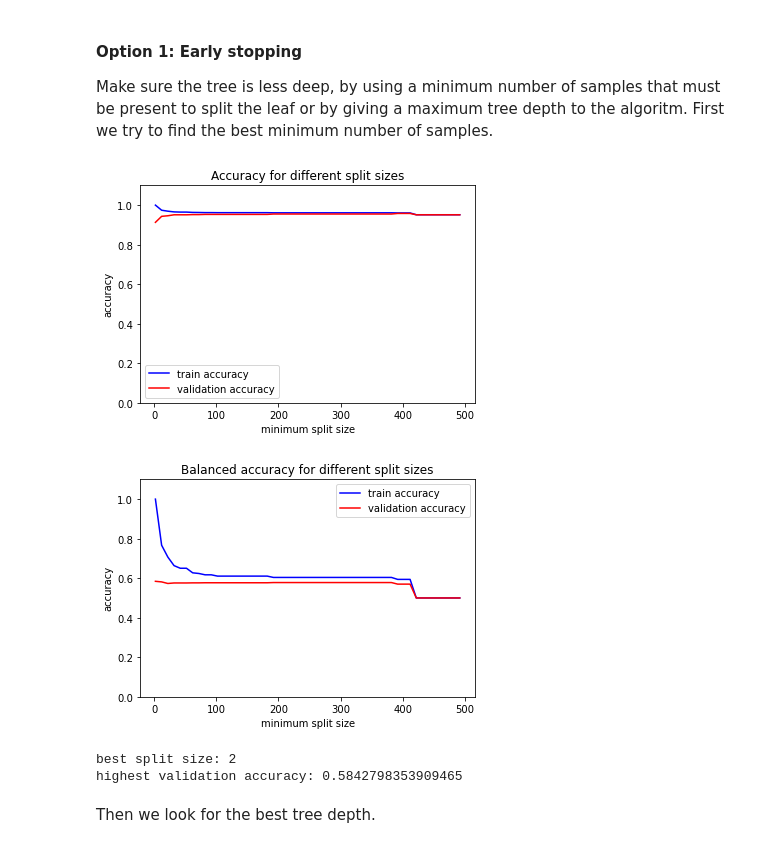
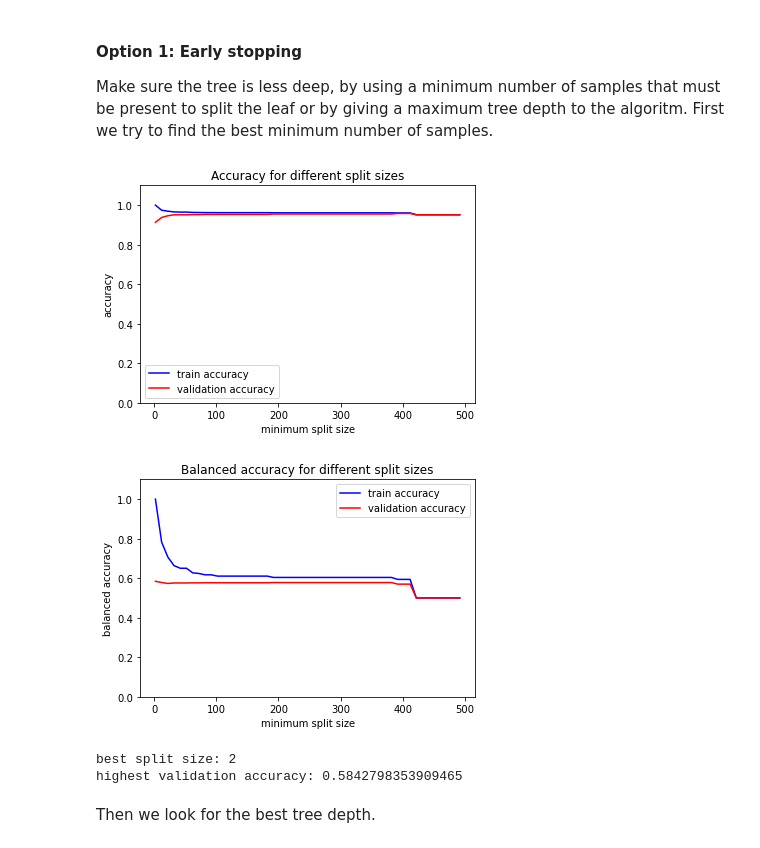
Before and after one commit to koenc100/Project-AI-minor, a Jupyter notebook: code/Decision Tree Random Forest.ipynb, the cells around one changed output. Cells and saved outputs as stored; diff of their text form; code cells hidden in the pictures.

```diff
--- a/code/Decision Tree Random Forest.ipynb
+++ b/code/Decision Tree Random Forest.ipynb
@@ -80,59 +80,79 @@ There are multiple ways to optimize a decision tree:
 
 Make sure the tree is less deep, by using a minimum number of samples that must be present to split the leaf or by giving a maximum tree depth to the algoritm. First we try to find the best minimum number of samples.
 # %%
-def plot_accuracy(splits, training_acc, val_acc, title):
+def plot_accuracy(splits, training_acc, val_acc, title, x_lab, y_lab = 'accuracy'):
     """
     Plot the a list with an amount of splits and a list of measures of training and validation accuracy. Has the option of
     setting a different title.
     """
     plt.plot(splits, training_acc, 'b')
     plt.plot(splits, val_acc, 'r')
-    plt.xlabel('minimum split size')
-    plt.ylabel('accuracy')
+    plt.xlabel(x_lab)
+    plt.ylabel(y_lab)
     plt.legend(['train accuracy', 'validation accuracy'])
     plt.ylim([0, 1.1])
     plt.title(title)
     plt.show()
 # %%
-# Create a range for different minimal split sizes
-min_splits = np.arange(2, 500, 10)
+def try_upgrade(x_min, x_max, x_step, data, titles, x_label, model = DecisionTreeClassifier, upgrade = 'min_samples_split'):
+    '''
+    Data is tuple with both training data and labels and testing data and labels
+    Titles is a list with first the title for accuracy and then for balanced accuracy
 
-# The accuracy for the various split sizes will be appended to this
-train_accuracy = []
-val_accuracy = []
-train_accuracy_balanced = []
-val_accuracy_balanced = []
+    '''
 
-# Loop over all minimum split sizes
-for split_size in min_splits:
+    training_data, training_labels, vali_data, vali_labels = data
 
-    # Create and fit model and predict labels
-    tree = DecisionTreeClassifier(min_samples_split = split_size)
-    train_predict, val_predict = train_and_predict(tree, train_data, train_labels, val_data)
+    # Create a range for different minimal split sizes
+    x = np.arange(x_min, x_max, x_step)
 
-    # Get accuracy for training and validation data
-    train_acc, train_bal_acc = get_metrics(train_labels, train_predict)
-    val_acc, val_bal_acc = get_metrics(val_labels, val_predict)
+    # The accuracy for the various split sizes will be appended to this
+    training_accuracy = []
+    vali_accuracy = []
+    training_accuracy_balanced = []
+    vali_accuracy_balanced = []
 
-    # Append the accuracies to the lists
-    train_accuracy.append(train_acc)
-    train_accuracy_balanced.append(train_bal_acc)
-    val_accuracy.append(val_acc)
-    val_accuracy_balanced.append(val_bal_acc)
+    # Loop over all minimum split sizes
+    for value in x:
 
-# Plot the findings
-plot_accuracy(min_splits, train_accuracy, val_accuracy, title = "Accuracy for different split sizes")
-plot_accuracy(min_splits, train_accuracy_balanced, val_accuracy_balanced,
-              title = "Balanced accuracy for different split sizes")
+        dictionary = {upgrade: value}
 
-# Find the best split by finding the split that has the maximum validation accuracy
-index_max = np.argmax(val_accuracy_balanced)
-best_split_size = min_splits[index_max]
-print(f'best split size: {best_split_size}')
-print(f'highest validation accuracy: {val_accuracy_balanced[index_max]}')
+        # Create and fit model and predict labels
+        tree = model(**dictionary)
+        training_predict, vali_predict = train_and_predict(tree, training_data, training_labels, vali_data)
+
+        # Get accuracy for training and validation data
+        train_acc, train_bal_acc = get_metrics(train_labels, training_predict)
+        val_acc, val_bal_acc = get_metrics(vali_labels, vali_predict)
+
+        # Append the accuracies to the lists
+        training_accuracy.append(train_acc)
+        training_accuracy_balanced.append(train_bal_acc)
+        vali_accuracy.append(val_acc)
+        vali_accuracy_balanced.append(val_bal_acc)
+
+    # Plot the findings
+    plot_accuracy(x, training_accuracy, vali_accuracy, titles[0], x_label)
+    plot_accuracy(x, training_accuracy_balanced, vali_accuracy_balanced,
+                  titles[1], x_label, 'balanced accuracy')
+
+
+    # Find the best value that has the maximum validation accuracy
+    index_max = np.argmax(vali_accuracy_balanced)
+    best_x = x[index_max]
+    high_val = vali_accuracy_balanced[index_max]
+
+    return best_x, high_val
+
+data_model = (train_data, train_labels, val_data, val_labels)
+titles = ["Accuracy for different split sizes", "Balanced accuracy for different split sizes"]
+best_split, validation = try_upgrade(2, 500, 10, data_model, titles, 'minimum split size', upgrade = 'min_samples_split')
+
+print(f'best split size: {best_split}')
+print(f'highest validation accuracy: {validation}')
 # %% [output]
 [figure]
-[figure, old version]
+[figure, new version]
 best split size: 2
 highest validation accuracy: 0.5842798353909465
 # %% [markdown]
```
Also changed, not shown: parts of 9 cells of this notebook.
